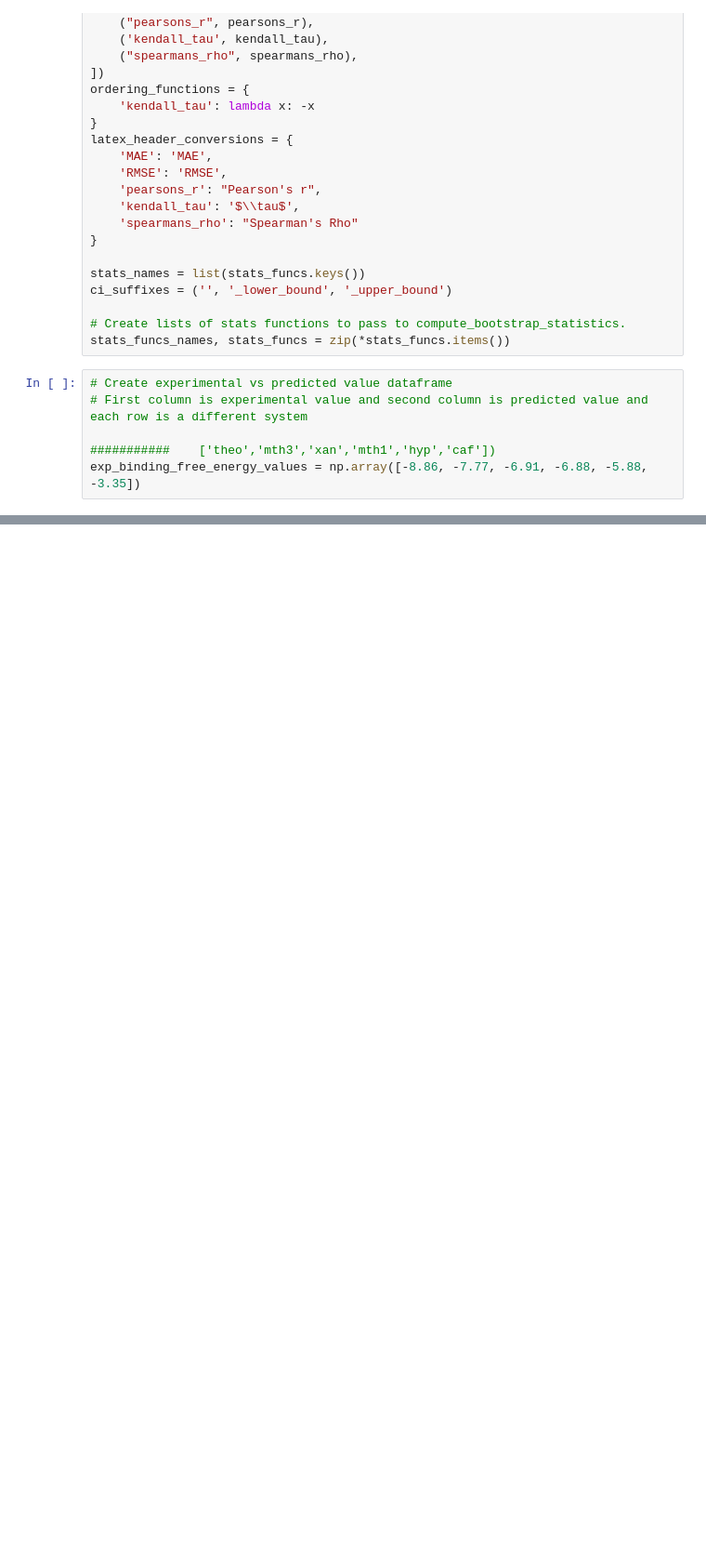
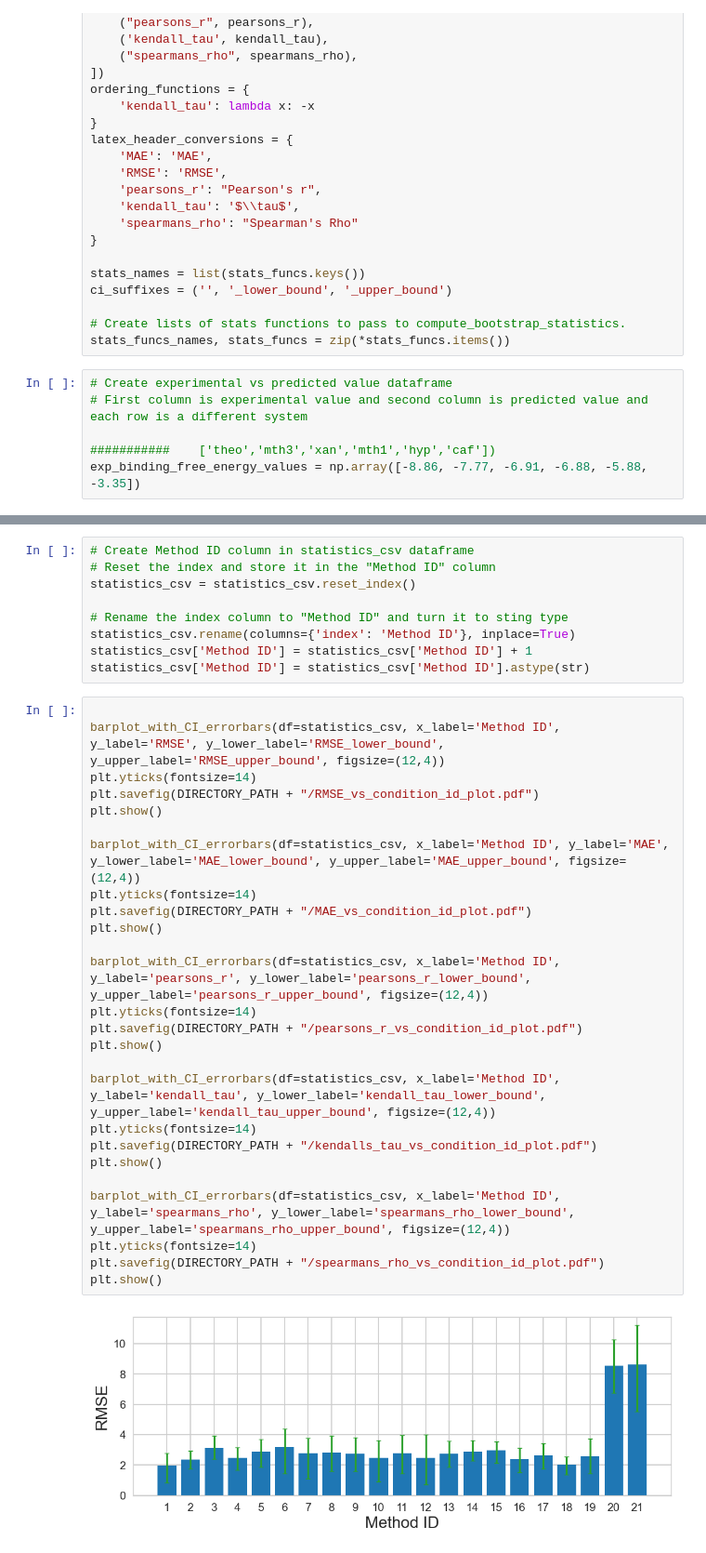
Before and after one commit to modernatx/rna_theophylline_free_energy_calculations, a Jupyter notebook: fe_calcs_with_0_or_2_mg/analysis/BFE_pandas/analysis_with_bootstrapped_CI.ipynb, the cells around one changed output, grey strips where cells are left out. Shown at 93% size. Cells and saved outputs as stored; diff of their text form; blank space fills up the shorter version.

Commit message:
Boothstrapped 95% CI calculation for all methods and performance metrics.

```diff
--- a/fe_calcs_with_0_or_2_mg/analysis/BFE_pandas/analysis_with_bootstrapped_CI.ipynb
+++ b/fe_calcs_with_0_or_2_mg/analysis/BFE_pandas/analysis_with_bootstrapped_CI.ipynb
@@ -395,0 +578,37 @@ statistics_csv:
+# %%
+# Create Method ID column in statistics_csv dataframe
+# Reset the index and store it in the "Method ID" column
+statistics_csv = statistics_csv.reset_index()
+
+# Rename the index column to "Method ID" and turn it to sting type
+statistics_csv.rename(columns={'index': 'Method ID'}, inplace=True)
+statistics_csv['Method ID'] = statistics_csv['Method ID'] + 1
+statistics_csv['Method ID'] = statistics_csv['Method ID'].astype(str)
+# %%
+
+barplot_with_CI_errorbars(df=statistics_csv, x_label='Method ID', y_label='RMSE', y_lower_label='RMSE_lower_bound', y_upper_label='RMSE_upper_bound', figsize=(12,4))
+plt.yticks(fontsize=14)
+plt.savefig(DIRECTORY_PATH + "/RMSE_vs_condition_id_plot.pdf")
+plt.show()
+
+barplot_with_CI_errorbars(df=statistics_csv, x_label='Method ID', y_label='MAE', y_lower_label='MAE_lower_bound', y_upper_label='MAE_upper_bound', figsize=(12,4))
+plt.yticks(fontsize=14)
+plt.savefig(DIRECTORY_PATH + "/MAE_vs_condition_id_plot.pdf")
+plt.show()
+
+barplot_with_CI_errorbars(df=statistics_csv, x_label='Method ID', y_label='pearsons_r', y_lower_label='pearsons_r_lower_bound', y_upper_label='pearsons_r_upper_bound', figsize=(12,4))
+plt.yticks(fontsize=14)
+plt.savefig(DIRECTORY_PATH + "/pearsons_r_vs_condition_id_plot.pdf")
+plt.show()
+
+barplot_with_CI_errorbars(df=statistics_csv, x_label='Method ID', y_label='kendall_tau', y_lower_label='kendall_tau_lower_bound', y_upper_label='kendall_tau_upper_bound', figsize=(12,4))
+plt.yticks(fontsize=14)
+plt.savefig(DIRECTORY_PATH + "/kendalls_tau_vs_condition_id_plot.pdf")
+plt.show()
+
+barplot_with_CI_errorbars(df=statistics_csv, x_label='Method ID', y_label='spearmans_rho', y_lower_label='spearmans_rho_lower_bound', y_upper_label='spearmans_rho_upper_bound', figsize=(12,4))
+plt.yticks(fontsize=14)
+plt.savefig(DIRECTORY_PATH + "/spearmans_rho_vs_condition_id_plot.pdf")
+plt.show()
+# %% [output]
+[figure, added]
```
Also changed, not shown: parts of 8 cells of this notebook, 12 other files.
